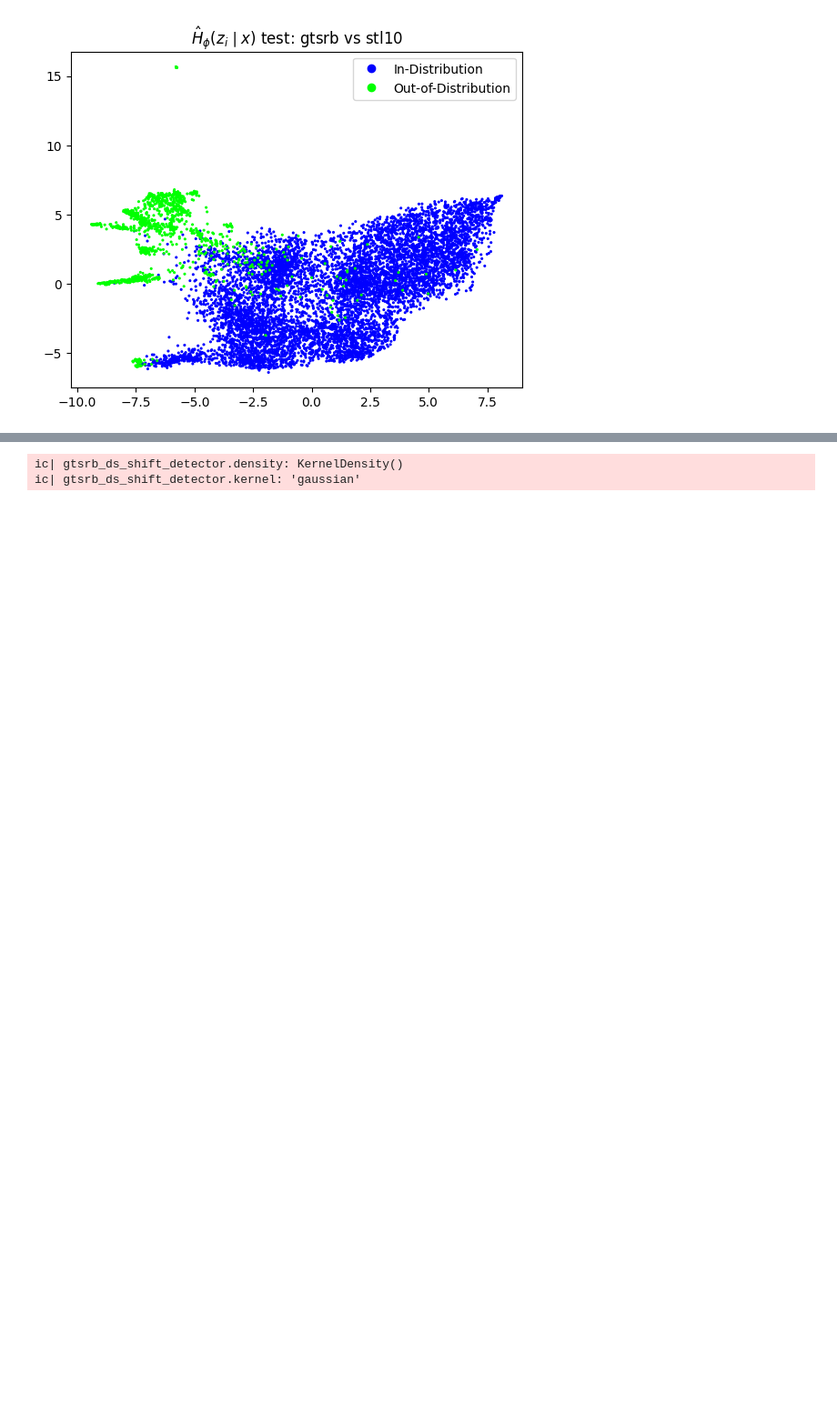
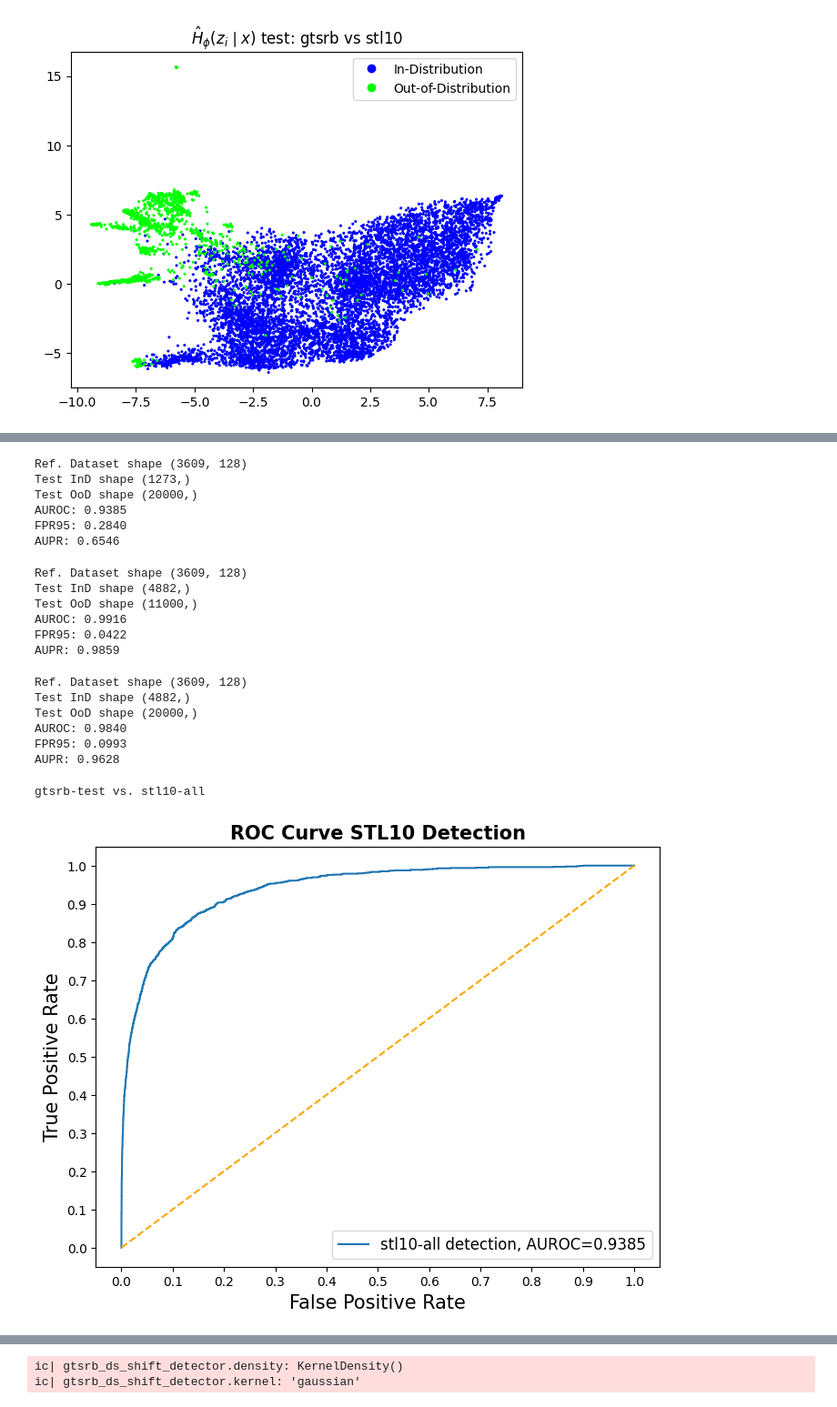
Before and after one commit to danielm322/gtsrb_classifier, a Jupyter notebook: NB_CoRL2023_classification_resnet18_ds_shift_detect.ipynb, the cells around one changed output, grey strips where cells are left out. Shown at 91% size. Drawn from its saved outputs; the diff is of its cells as text; code cells hidden in the pictures; blank space fills up the shorter version.

```diff
--- a/NB_CoRL2023_classification_resnet18_ds_shift_detect.ipynb
+++ b/NB_CoRL2023_classification_resnet18_ds_shift_detect.ipynb
@@ -184,0 +209,2 @@ plot_samples_pacmap(gtsrb_rn18_h_z_stl10_test_samples_np,
+# %%
+gtsrb_ds_shift_detector = DetectorKDE(train_embeddings=gtsrb_rn18_h_z_gtsrb_normal_valid_samples_np)
@@ -184,0 +213,11 @@ plot_samples_pacmap(gtsrb_rn18_h_z_stl10_test_samples_np,
+# %%
+scores_gtsrb_valid = get_hz_scores(gtsrb_ds_shift_detector, gtsrb_rn18_h_z_gtsrb_normal_valid_samples_np)
+scores_gtsrb_test = get_hz_scores(gtsrb_ds_shift_detector, gtsrb_rn18_h_z_gtsrb_normal_test_samples_np)
+scores_cifar10_valid = get_hz_scores(gtsrb_ds_shift_detector, gtsrb_rn18_h_z_cifar10_valid_samples_np)
+scores_cifar10_test = get_hz_scores(gtsrb_ds_shift_detector, gtsrb_rn18_h_z_cifar10_test_samples_np)
+scores_stl10_valid = get_hz_scores(gtsrb_ds_shift_detector, gtsrb_rn18_h_z_stl10_valid_samples_np)
+scores_stl10_test = get_hz_scores(gtsrb_ds_shift_detector, gtsrb_rn18_h_z_stl10_test_samples_np)
+# %%
+gtsrb_ind_all = np.concatenate((scores_gtsrb_valid, scores_gtsrb_test))
+cifar10_all = np.concatenate((scores_cifar10_valid, scores_cifar10_test))
+stl10_all = np.concatenate((scores_stl10_valid, scores_stl10_test))
@@ -184,0 +303,58 @@ plot_samples_pacmap(gtsrb_rn18_h_z_stl10_test_samples_np,
+# %%
+print("Ref. Dataset shape", gtsrb_rn18_h_z_gtsrb_normal_valid_samples_np.shape);
+print("Test InD shape", scores_gtsrb_test.shape);
+print("Test OoD shape", stl10_all.shape);
+
+
+
+results_stl10_all_1 = get_hz_detector_results(detect_exp_name="gtsrb-test vs. stl10-all",
+                                             ind_samples_scores=scores_gtsrb_test,
+                                             ood_samples_scores=stl10_all)
+# %% [output]
+Ref. Dataset shape (3609, 128)
+Test InD shape (1273,)
+Test OoD shape (20000,)
+AUROC: 0.9385
+FPR95: 0.2840
+AUPR: 0.6546
+# %%
+print("Ref. Dataset shape", gtsrb_rn18_h_z_gtsrb_normal_valid_samples_np.shape);
+print("Test InD shape", gtsrb_ind_all.shape);
+print("Test OoD shape", cifar10_all.shape);
+
+
+
+results_cifar10_all_2 = get_hz_detector_results(detect_exp_name="gtsrb-test vs. cifar10-all",
+                                             ind_samples_scores=gtsrb_ind_all,
+                                             ood_samples_scores=cifar10_all)
+# %% [output]
+Ref. Dataset shape (3609, 128)
+Test InD shape (4882,)
+Test OoD shape (11000,)
+AUROC: 0.9916
+FPR95: 0.0422
+AUPR: 0.9859
+# %%
+print("Ref. Dataset shape", gtsrb_rn18_h_z_gtsrb_normal_valid_samples_np.shape);
+print("Test InD shape", gtsrb_ind_all.shape);
+print("Test OoD shape", stl10_all.shape);
+
+
+
+results_stl10_all_2 = get_hz_detector_results(detect_exp_name="gtsrb-test vs. stl10-all",
+                                             ind_samples_scores=gtsrb_ind_all,
+                                             ood_samples_scores=stl10_all)
+# %% [output]
+Ref. Dataset shape (3609, 128)
+Test InD shape (4882,)
+Test OoD shape (20000,)
+AUROC: 0.9840
+FPR95: 0.0993
+AUPR: 0.9628
+# %%
+plot_roc_ood_detector(results_table=results_stl10_all_1,
+                      legend_title="stl10-all detection",
+                      plot_title="ROC Curve STL10 Detection")
+# %% [output]
+gtsrb-test vs. stl10-all
+[figure, added]
```
Also changed, not shown: parts of 60 cells of this notebook, 4 other files.
